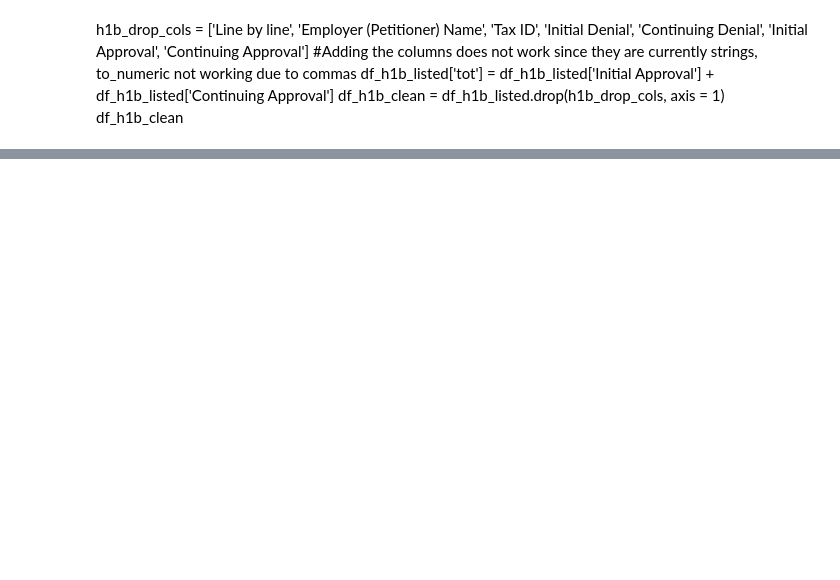
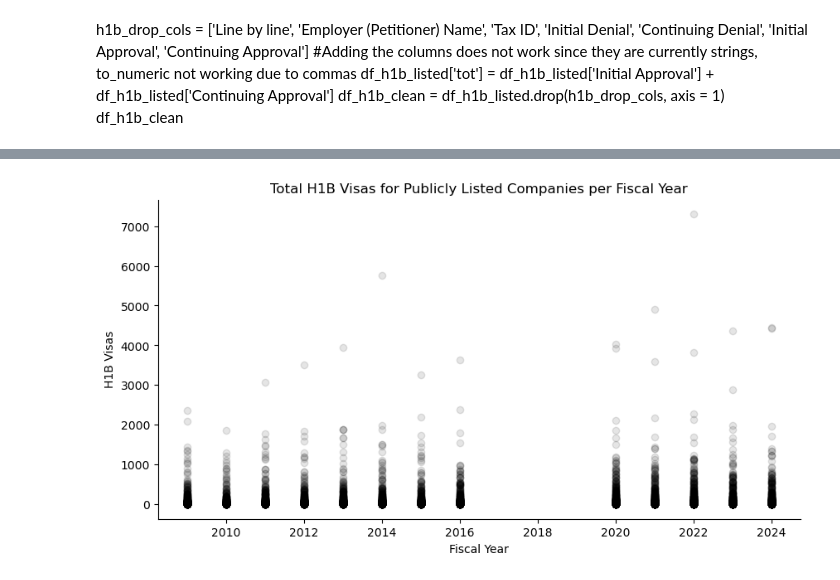
Before and after one commit to 608ohenry/econ570_project, a Jupyter notebook: main.ipynb, the cells around one changed output, grey strips where cells are left out. Cells and saved outputs as stored; diff of their text form; code cells hidden in the pictures; blank space fills up the shorter version.

Commit message:
Added graphs of visa and price trends

```diff
--- a/main.ipynb
+++ b/main.ipynb
@@ -257,3 +277,5 @@ def fetch_stock_data(tickers):
 #Make sure NOT to track the sp500_data csv
 #sp500csv made for offline work
 #fetch_stock_data
+# %%
+h1b_df['tot_app'] = h1b_df['Initial Approval'] + h1b_df['Continuing Approval']
@@ -259,0 +291,12 @@ def fetch_stock_data(tickers):
+# %%
+fig, ax = plt.subplots(figsize=(10,5))
+ax.scatter('Fiscal Year', 'tot_app' ,data = h1b_df, color='black', alpha = .1)
+
+ax.set_ylabel('H1B Visas')
+ax.set_xlabel('Fiscal Year')
+ax.set_title('Total H1B Visas for Publicly Listed Companies per Fiscal Year')
+sns.despine(ax=ax)
+
+plt.show()
+# %% [output]
+[figure, added]
```
Also changed, not shown: parts of 12 cells of this notebook.
